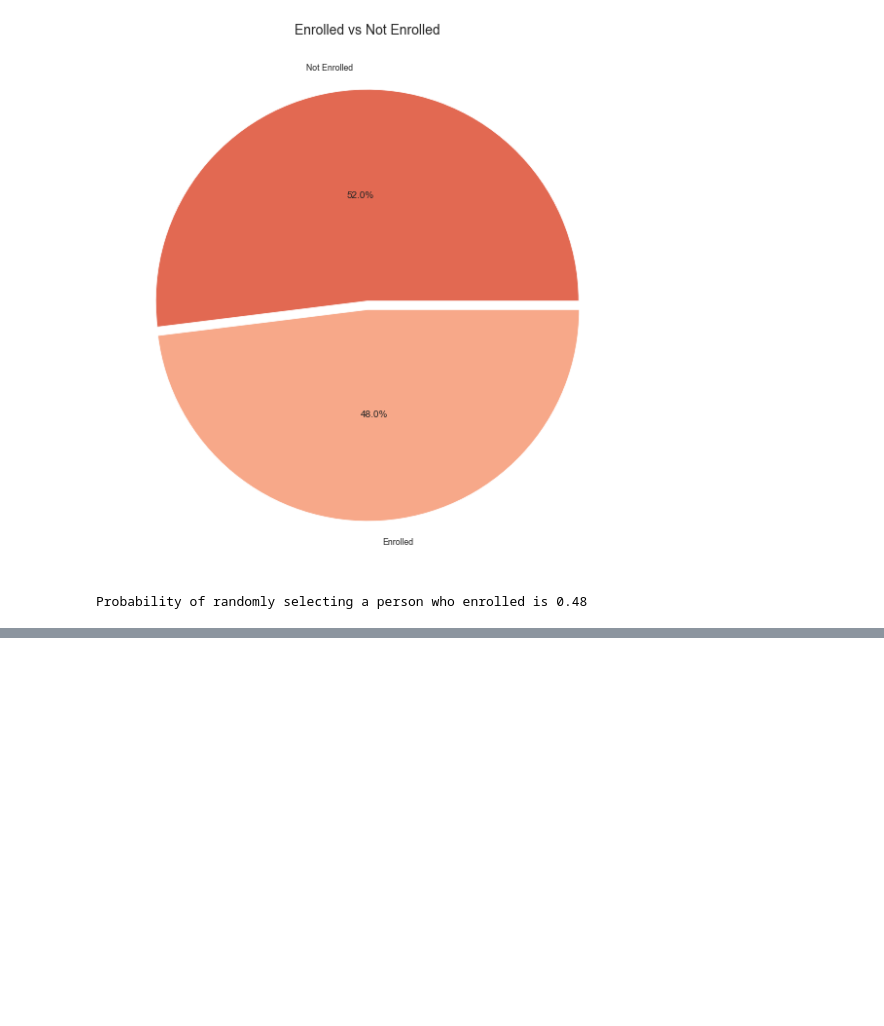
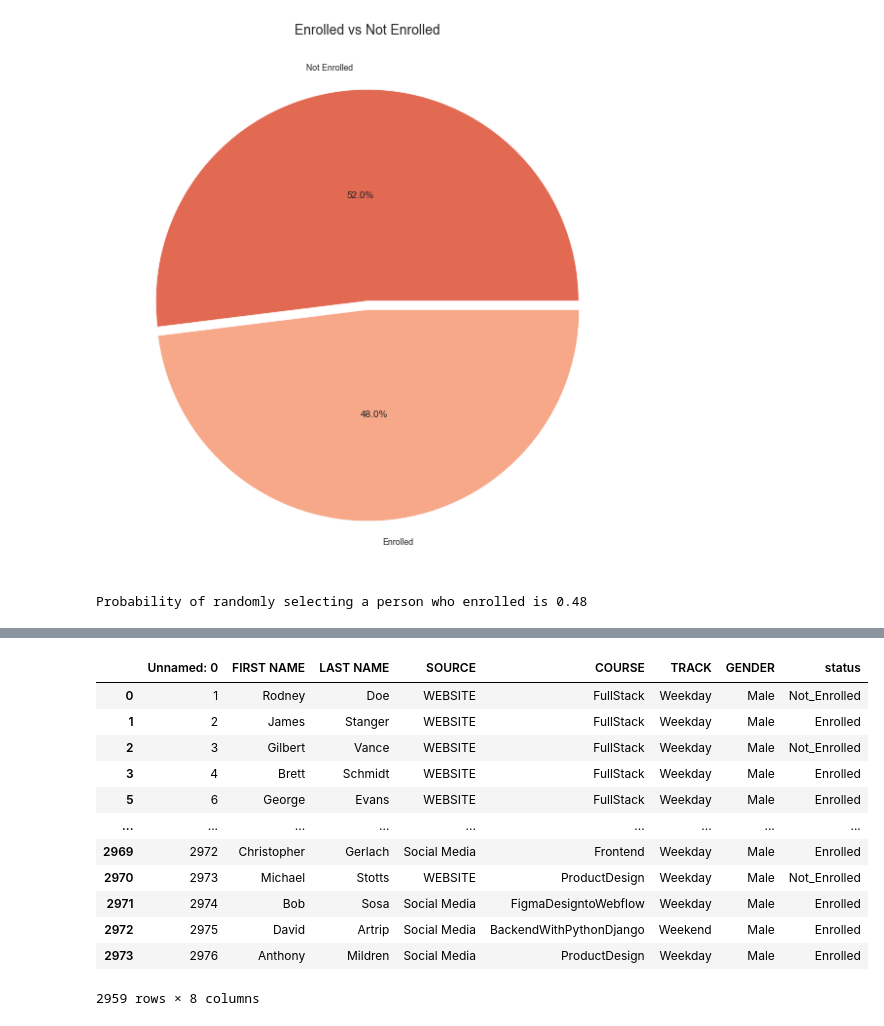
Before and after one commit to tahheel/V-Internship, a Jupyter notebook: Week 1/Damilola_week1.ipynb, the cells around one changed output, grey strips where cells are left out. Cells and saved outputs as stored; diff of their text form; code cells hidden in the pictures; blank space fills up the shorter version.

```diff
--- a/Week 1/Damilola_week1.ipynb
+++ b/Week 1/Damilola_week1.ipynb
@@ -226,0 +243,16 @@ print('3. Probability of randomly selecting a person who enrolled is {}'.format(
+# %%
+data[(data['GENDER']=='Male')]
+# %% [output]
+|  | Unnamed: 0 | FIRST NAME | LAST NAME | SOURCE | COURSE | TRACK | GENDER | status |
+| 0 | 1 | Rodney | Doe | WEBSITE | FullStack | Weekday | Male | Not_Enrolled |
+| 1 | 2 | James | Stanger | WEBSITE | FullStack | Weekday | Male | Enrolled |
+| 2 | 3 | Gilbert | Vance | WEBSITE | FullStack | Weekday | Male | Not_Enrolled |
+| 3 | 4 | Brett | Schmidt | WEBSITE | FullStack | Weekday | Male | Enrolled |
+| 5 | 6 | George | Evans | WEBSITE | FullStack | Weekday | Male | Enrolled |
+| ... | ... | ... | ... | ... | ... | ... | ... | ... |
+| 2969 | 2972 | Christopher | Gerlach | Social Media | Frontend | Weekday | Male | Enrolled |
+| 2970 | 2973 | Michael | Stotts | WEBSITE | ProductDesign | Weekday | Male | Not_Enrolled |
+| 2971 | 2974 | Bob | Sosa | Social Media | FigmaDesigntoWebflow | Weekday | Male | Enrolled |
+| 2972 | 2975 | David | Artrip | Social Media | BackendWithPythonDjango | Weekend | Male | Enrolled |
+| 2973 | 2976 | Anthony | Mildren | Social Media | ProductDesign | Weekday | Male | Enrolled |
+2959 rows × 8 columns
```
Also changed, not shown: parts of 11 cells of this notebook.
